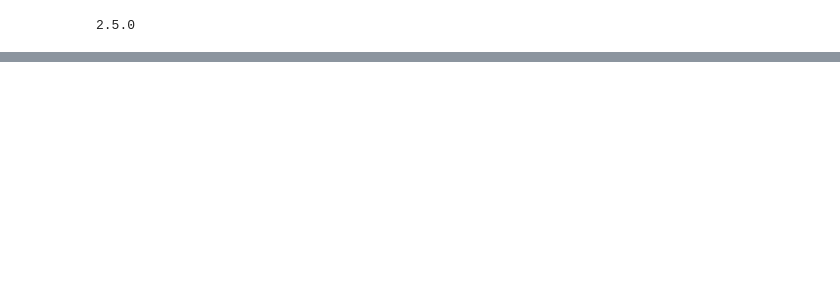
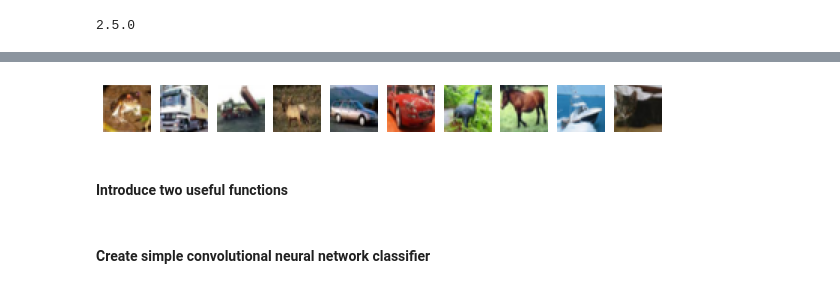
Before and after one commit to vkamma/Tensorflow, a Jupyter notebook: Coding_Tutorial.ipynb, the cells around one changed output, grey strips where cells are left out. Drawn from its saved outputs; the diff is of its cells as text; code cells hidden in the pictures; blank space fills up the shorter version.

```diff
--- a/Coding_Tutorial.ipynb
+++ b/Coding_Tutorial.ipynb
@@ -425,0 +25,12 @@ reg_history.history
+# %%
+# Import the CIFAR-10 dataset and rescale the pixel values
+
+(x_train, y_train), (x_test, y_test) = tf.keras.datasets.cifar10.load_data()
+x_train = x_train / 255.0
+x_test = x_test / 255.0
+
+# Use smaller subset -- speeds things up
+x_train = x_train[:10000]
+y_train = y_train[:10000]
+x_test = x_test[:1000]
+y_test = y_test[:1000]
@@ -425,0 +40,13 @@ reg_history.history
+# %%
+# Plot the first 10 CIFAR-10 images
+
+import matplotlib.pyplot as plt
+
+fig, ax = plt.subplots(1, 10, figsize=(10, 1))
+for i in range(10):
+    ax[i].set_axis_off()
+    ax[i].imshow(x_train[i])
+# %% [output]
+[figure, added]
+# %% [markdown]
+#### Introduce two useful functions
@@ -425,0 +79,2 @@ reg_history.history
+# %% [markdown]
+#### Create simple convolutional neural network classifier
```
Also changed, not shown: parts of 131 cells of this notebook.
